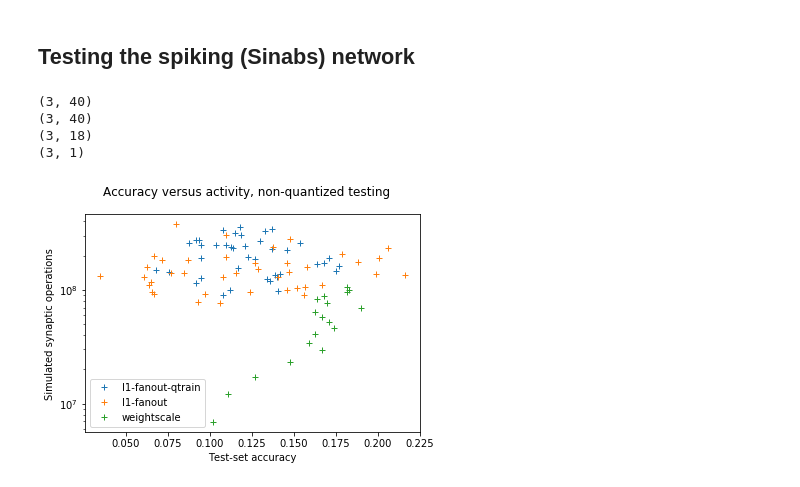
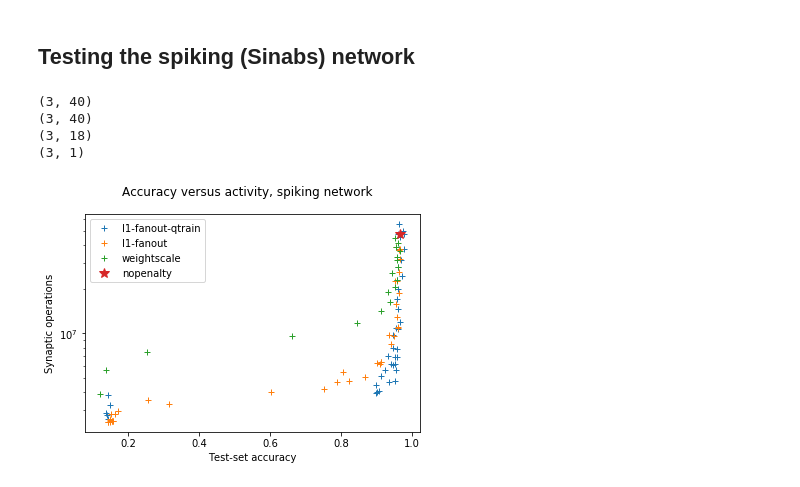
Before and after one commit to fgr1986/synoploss, a Jupyter notebook: scripts/mnist_dvs/GeneratePlots.ipynb, the cells around one changed output. Saved outputs shown, nothing was run; the diff lists cells and outputs as text; code cells hidden in the pictures.

Commit message:
more plots

```diff
--- a/scripts/mnist_dvs/GeneratePlots.ipynb
+++ b/scripts/mnist_dvs/GeneratePlots.ipynb
@@ -136,36 +138,33 @@ fig.savefig("figures/act-acc_no_test_quant.pdf", bbox_inches='tight')
 # %% [markdown]
 ## Testing the spiking (Sinabs) network
 # %%
-coefficients, accuracies, activities = read_results_files('_spiking')
+coefficients, activities, accuracies = read_results_files('_spiking')
 
 fig, ax = plt.subplots(1, 1, figsize=(6, 4))
 for i, name in enumerate(coefficients.keys()):  # exclude nopenalty
     if name == 'nopenalty': continue
     # First plot
     ax.plot(accuracies[name], activities[name], '+',
              label=name.split('_qtest_True')[0])
 
-# # Plot nopenalty (single point)
-# ax[0].plot(accuracies['nopenalty_qtest_True'],
-#            activities['nopenalty_qtest_True'],
-#            '*', label='nopenalty', c='C3')
-# ax[1].plot(accuracies['nopenalty_qtest_True'],
-#            activities['nopenalty_qtest_True'], '*', c='C3')
+# Plot nopenalty (single point)
+ax.plot(accuracies['nopenalty'], activities['nopenalty'],
+        '*', label='nopenalty', c='C3', markersize=10)
 
 ax.set_yscale('log')
 # ax.set_ylim([1e3, 1e7])
 ax.legend(loc=0)
 ax.set_xlabel("Test-set accuracy")
-ax.set_ylabel("Simulated synaptic operations")
+ax.set_ylabel("Synaptic operations")
 
 
 
 # fig.tight_layout()
-fig.suptitle("Accuracy versus activity, non-quantized testing");
+fig.suptitle("Accuracy versus activity, spiking network");
 fig.savefig("figures/act-acc_sinabs.pdf", bbox_inches='tight')
 # %% [output]
 (3, 40)
 (3, 40)
 (3, 18)
 (3, 1)
-[figure, old version]
+[figure, new version]
```
Also changed, not shown: parts of 6 cells of this notebook.
